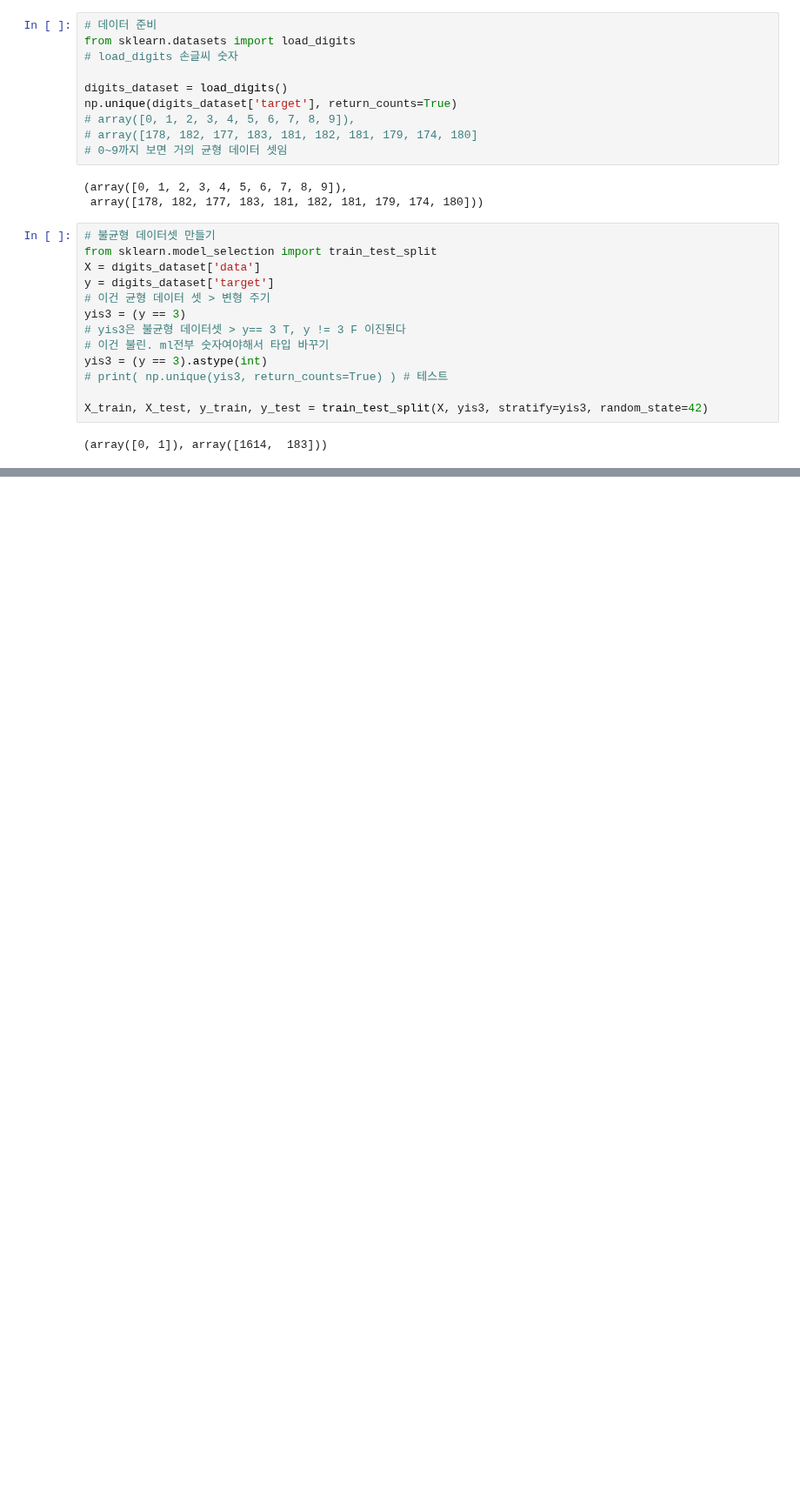
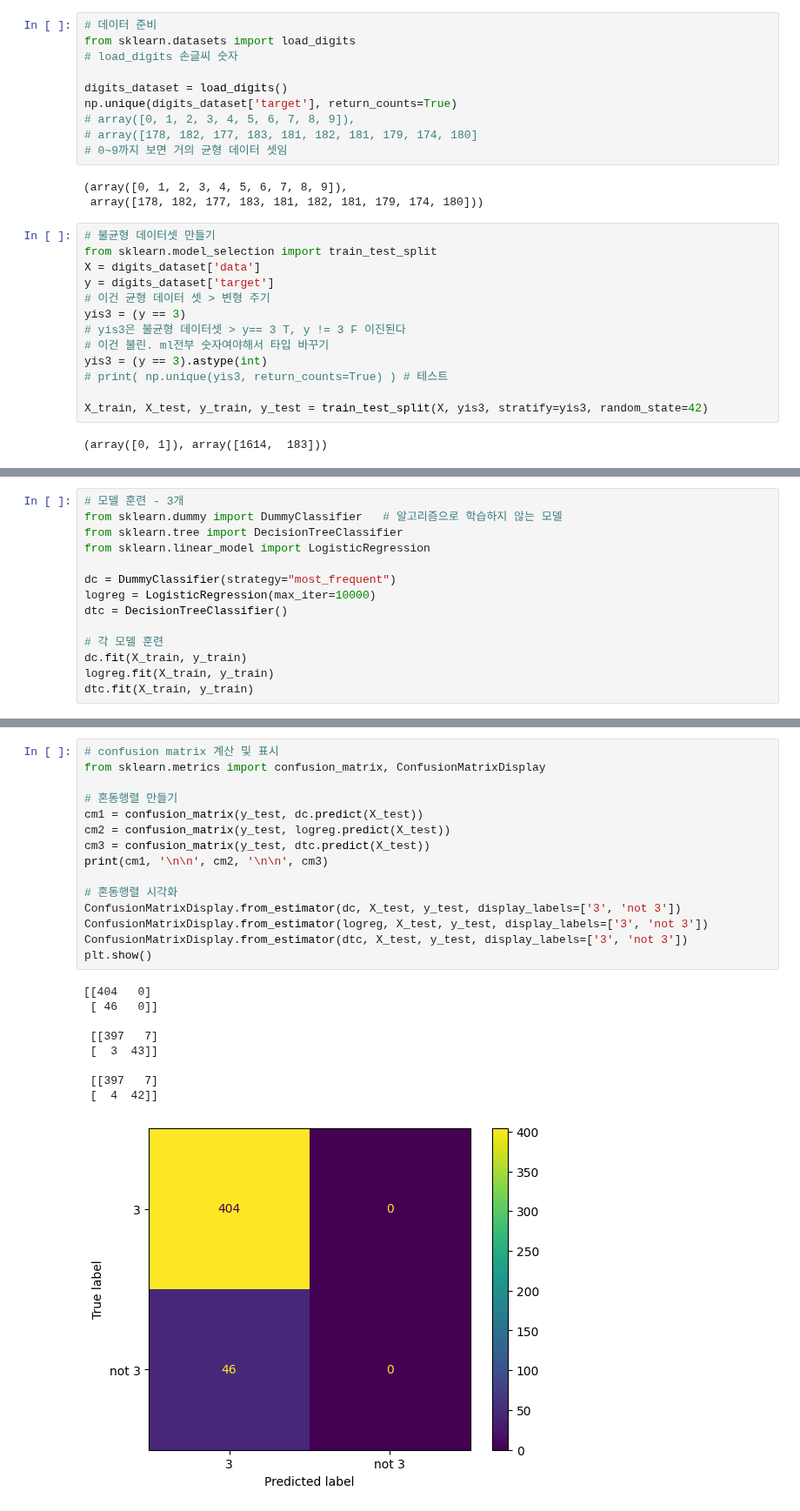
Before and after one commit to 2yuri89/workspace, a Jupyter notebook: ml-basic/example_15.ipynb, the cells around one changed output, grey strips where cells are left out. Shown at 87% size. Saved outputs shown, nothing was run; the diff lists cells and outputs as text; blank space fills up the shorter version.

```diff
--- a/ml-basic/example_15.ipynb
+++ b/ml-basic/example_15.ipynb
@@ -39,0 +39,14 @@ from sklearn.dummy import DummyClassifier   # 알고리즘으로 학습하지
+# %%
+# 모델 훈련 - 3개
+from sklearn.dummy import DummyClassifier   # 알고리즘으로 학습하지 않는 모델
+from sklearn.tree import DecisionTreeClassifier
+from sklearn.linear_model import LogisticRegression
+
+dc = DummyClassifier(strategy="most_frequent")
+logreg = LogisticRegression(max_iter=10000)
+dtc = DecisionTreeClassifier()
+
+# 각 모델 훈련
+dc.fit(X_train, y_train)
+logreg.fit(X_train, y_train)
+dtc.fit(X_train, y_train)
@@ -39,0 +74,25 @@ from sklearn.dummy import DummyClassifier   # 알고리즘으로 학습하지
+# %%
+# confusion matrix 계산 및 표시
+from sklearn.metrics import confusion_matrix, ConfusionMatrixDisplay
+
+# 혼동행렬 만들기
+cm1 = confusion_matrix(y_test, dc.predict(X_test))
+cm2 = confusion_matrix(y_test, logreg.predict(X_test))
+cm3 = confusion_matrix(y_test, dtc.predict(X_test))
+print(cm1, '\n\n', cm2, '\n\n', cm3)
+
+# 혼동행렬 시각화
+ConfusionMatrixDisplay.from_estimator(dc, X_test, y_test, display_labels=['3', 'not 3'])
+ConfusionMatrixDisplay.from_estimator(logreg, X_test, y_test, display_labels=['3', 'not 3'])
+ConfusionMatrixDisplay.from_estimator(dtc, X_test, y_test, display_labels=['3', 'not 3'])
+plt.show()
+# %% [output]
+[[404   0]
+ [ 46   0]]
+
+ [[397   7]
+ [  3  43]]
+
+ [[397   7]
+ [  4  42]]
+[figure, added]
```
Also changed, not shown: parts of 20 cells of this notebook.
